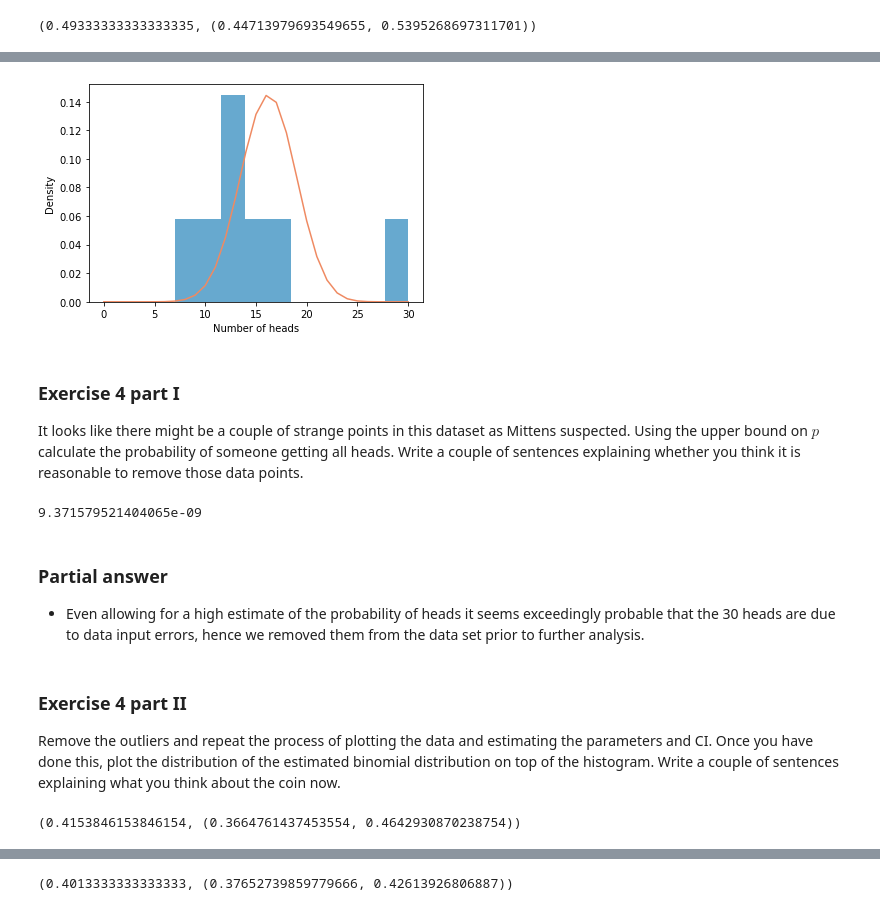
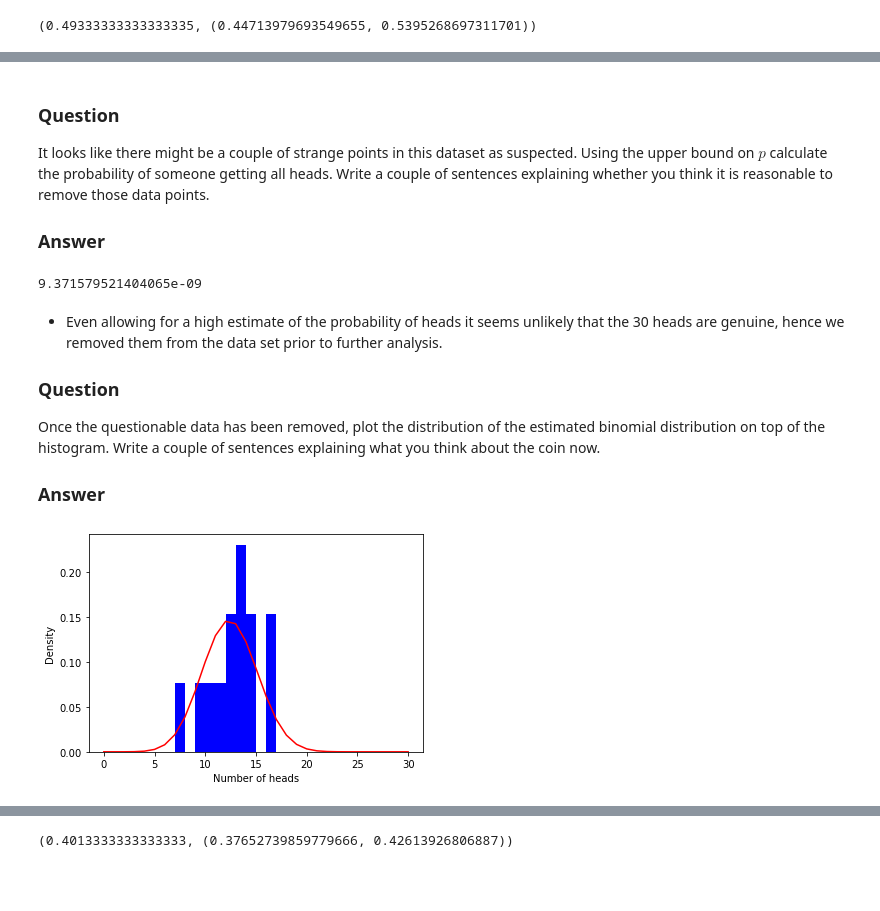
Before and after one commit to aezarebski/aas-extended-examples, a Jupyter notebook: example-1/example-1-answers.ipynb, the cells around one changed output, grey strips where cells are left out. Drawn from its saved outputs; the diff is of its cells as text; code cells hidden in the pictures; blank space fills up the shorter version.

```diff
--- a/example-1/example-1-answers.ipynb
+++ b/example-1/example-1-answers.ipynb
@@ -213,34 +320,46 @@ binom_dist_df = pd.DataFrame({"value": k_vals,
-# %%
-plt.figure()
-plt.hist(head_counts.outcome, color=colours["blue"], density=True)
-plt.plot(binom_dist_df.value, binom_dist_df.prob, color=colours["red"])
-plt.xlabel("Number of heads")
-plt.ylabel("Density")
-plt.show()
-# %% [output]
-[figure, removed]
 # %% [markdown]
-### Exercise 4 part I
+### Question
 
-It looks like there might be a couple of strange points in this dataset as Mittens suspected. Using the upper bound on $p$ calculate the probability of someone getting all heads. Write a couple of sentences explaining whether you think it is reasonable to remove those data points.
+It looks like there might be a couple of strange points in this dataset
+as suspected. Using the upper bound on $p$ calculate the probability of
+someone getting all heads. Write a couple of sentences explaining
+whether you think it is reasonable to remove those data points.
+
+### Answer
 # %%
 stats.binom.pmf(k = 30, n = 30, p = 0.54)
 # %% [output]
 9.371579521404065e-09
 # %% [markdown]
-### Partial answer
+-   Even allowing for a high estimate of the probability of heads it
+    seems unlikely that the 30 heads are genuine, hence we removed them
+    from the data set prior to further analysis.
 
-- Even allowing for a high estimate of the probability of heads it seems exceedingly probable that the 30 heads are due to data input errors, hence we removed them from the data set prior to further analysis.
+### Question
+
+Once the questionable data has been removed, plot the distribution of
+the estimated binomial distribution on top of the histogram. Write a
+couple of sentences explaining what you think about the coin now.
+
+### Answer
-# %% [markdown]
-### Exercise 4 part II
-
-Remove the outliers and repeat the process of plotting the data and estimating the parameters and CI. Once you have done this, plot the distribution of the estimated binomial distribution on top of the histogram. Write a couple of sentences explaining what you think about the coin now.
 # %%
 head_counts_clean = head_counts.loc[head_counts["outcome"] < 30]
 
 total_heads_clean = int(head_counts_clean["outcome"].sum())
 num_people_clean = int(head_counts_clean["name"].unique().size)
 
 wald_estimate_and_ci(num_success=total_heads_clean, num_trials=num_people_clean * num_flips)
+
+k_vals = range(0,31)
+k_probs = [stats.binom.pmf(k = k, n = num_flips, p = 0.415) for k in k_vals]
+binom_dist_df = pd.DataFrame({"value": k_vals,
+                              "prob": k_probs})
+
+plt.figure()
+plt.hist(head_counts_clean.outcome, color="blue", density=True)
+plt.plot(binom_dist_df.value, binom_dist_df.prob, color="red")
+plt.xlabel("Number of heads")
+plt.ylabel("Density")
+plt.show()
 # %% [output]
-(0.4153846153846154, (0.3664761437453554, 0.4642930870238754))
+[figure, added]
```
Also changed, not shown: parts of 41 cells of this notebook.
